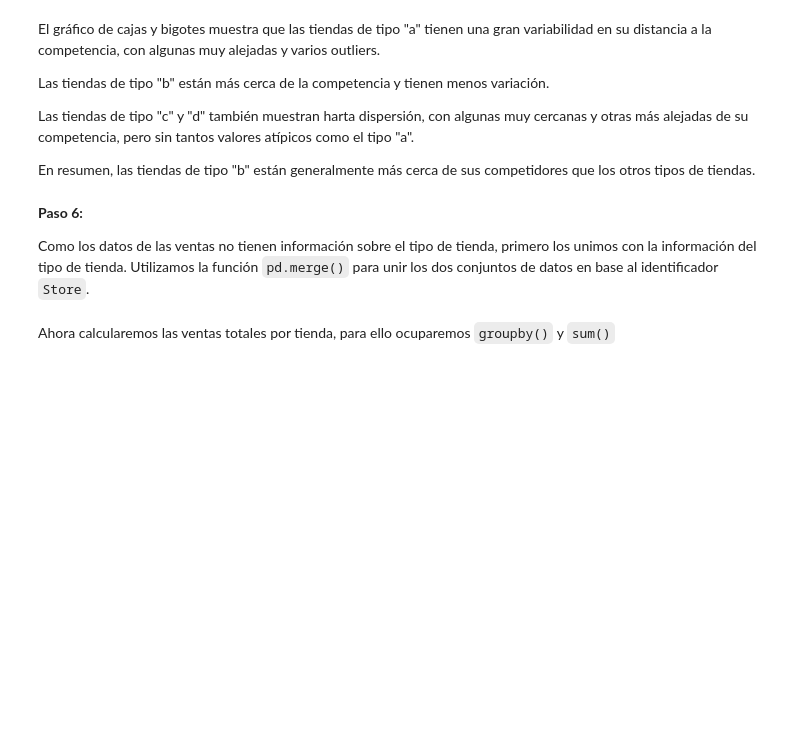
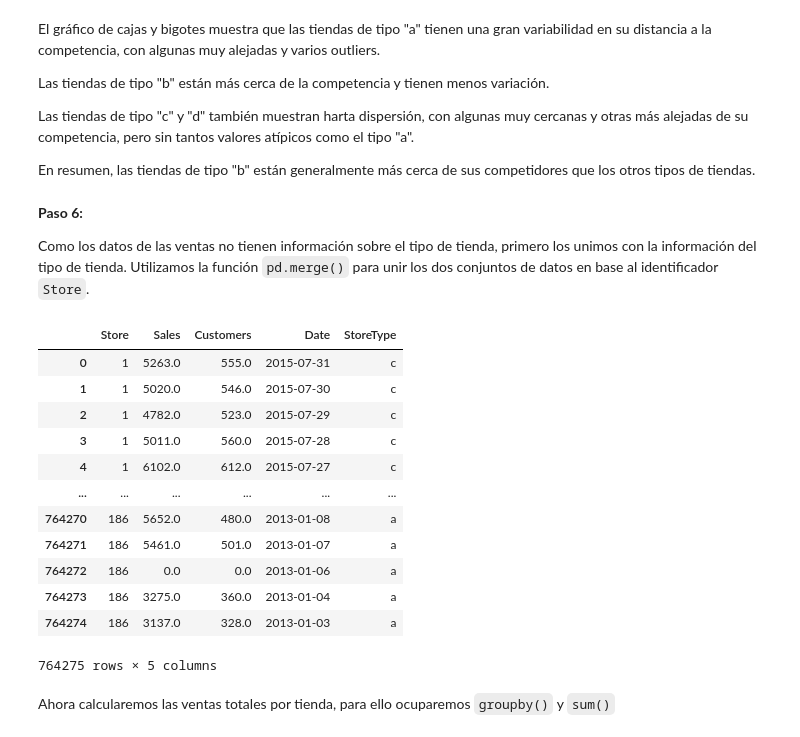
Before and after one commit to IIC2115/Syllabus, a Jupyter notebook: Ayudantias/Ayudantia 4/Ayudantia_4.ipynb, the cells around one changed output. Cells and saved outputs as stored; diff of their text form; code cells hidden in the pictures; blank space fills up the shorter version.

```diff
--- a/Ayudantias/Ayudantia 4/Ayudantia_4.ipynb
+++ b/Ayudantias/Ayudantia 4/Ayudantia_4.ipynb
@@ -248,6 +260,22 @@ En resumen, las tiendas de tipo "b" están generalmente más cerca de sus compet
 Como los datos de las ventas no tienen información sobre el tipo de tienda, primero los unimos con la información del tipo de tienda. Utilizamos la función `pd.merge()` para unir los dos conjuntos de datos en base al identificador `Store`.
 # %%
 merged_data = pd.merge(df1_delete, df2_delete[['Store', 'StoreType']], on='Store')
+# %%
+merged_data
+# %% [output]
+|  | Store | Sales | Customers | Date | StoreType |
+| 0 | 1 | 5263.0 | 555.0 | 2015-07-31 | c |
+| 1 | 1 | 5020.0 | 546.0 | 2015-07-30 | c |
+| 2 | 1 | 4782.0 | 523.0 | 2015-07-29 | c |
+| 3 | 1 | 5011.0 | 560.0 | 2015-07-28 | c |
+| 4 | 1 | 6102.0 | 612.0 | 2015-07-27 | c |
+| ... | ... | ... | ... | ... | ... |
+| 764270 | 186 | 5652.0 | 480.0 | 2013-01-08 | a |
+| 764271 | 186 | 5461.0 | 501.0 | 2013-01-07 | a |
+| 764272 | 186 | 0.0 | 0.0 | 2013-01-06 | a |
+| 764273 | 186 | 3275.0 | 360.0 | 2013-01-04 | a |
+| 764274 | 186 | 3137.0 | 328.0 | 2013-01-03 | a |
+764275 rows × 5 columns
 # %% [markdown]
 Ahora calcularemos las ventas totales por tienda, para ello ocuparemos `groupby()` y `sum()`
 # %%
```
Also changed, not shown: parts of 15 cells of this notebook.
